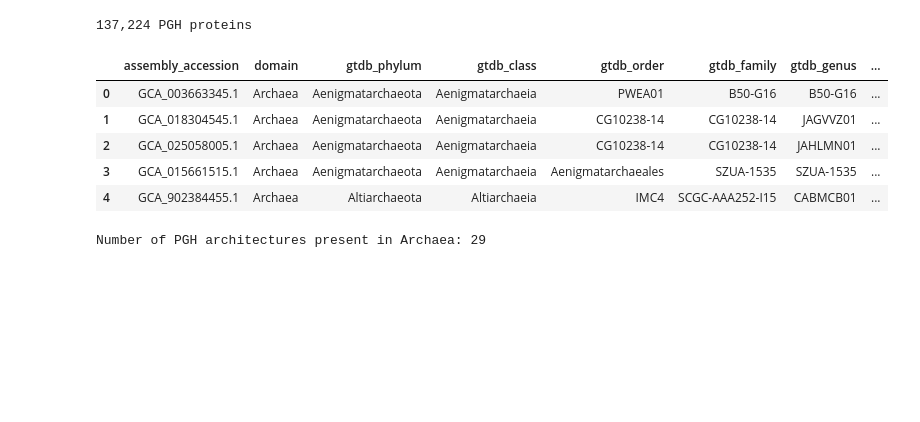
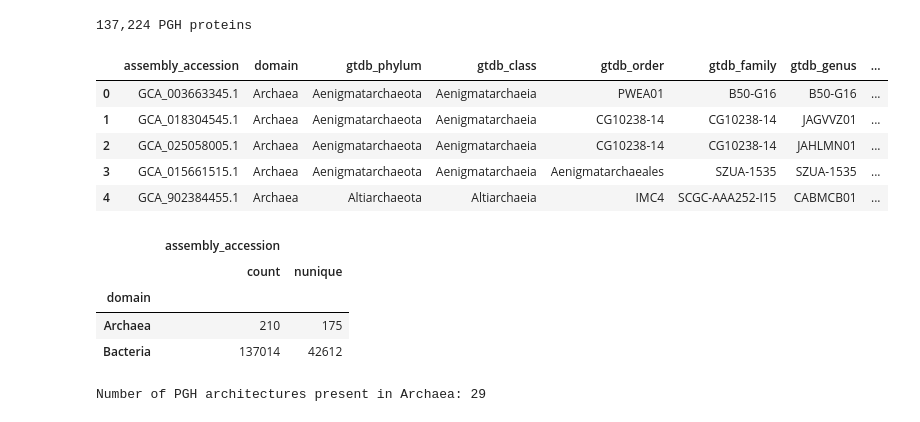
Before and after one commit to srom/archaea-vs-bacteria, a Jupyter notebook: notebook/figure1.ipynb, the cells around one changed output. Cells and saved outputs as stored; diff of their text form; code cells hidden in the pictures; blank space fills up the shorter version.

```diff
--- a/notebook/figure1.ipynb
+++ b/notebook/figure1.ipynb
@@ -199,6 +199,14 @@ pgh_df.head()
 | 2 | GCA_025058005.1 | Archaea | Aenigmatarchaeota | Aenigmatarchaeia | CG10238-14 | CG10238-14 | JAHLMN01 | ... |
 | 3 | GCA_015661515.1 | Archaea | Aenigmatarchaeota | Aenigmatarchaeia | Aenigmatarchaeales | SZUA-1535 | SZUA-1535 | ... |
 | 4 | GCA_902384455.1 | Archaea | Altiarchaeota | Altiarchaeia | IMC4 | SCGC-AAA252-I15 | CABMCB01 | ... |
+# %%
+pgh_df[['domain', 'assembly_accession']].groupby('domain').agg(['count', 'nunique'])
+# %% [output]
+|  | assembly_accession |  |
+|  | count | nunique |
+| domain |  |  |
+| Archaea | 210 | 175 |
+| Bacteria | 137014 | 42612 |
 # %%
 domain_architectures = sorted(pgh_df[
     (pgh_df['domain'] == 'Archaea') &
```
